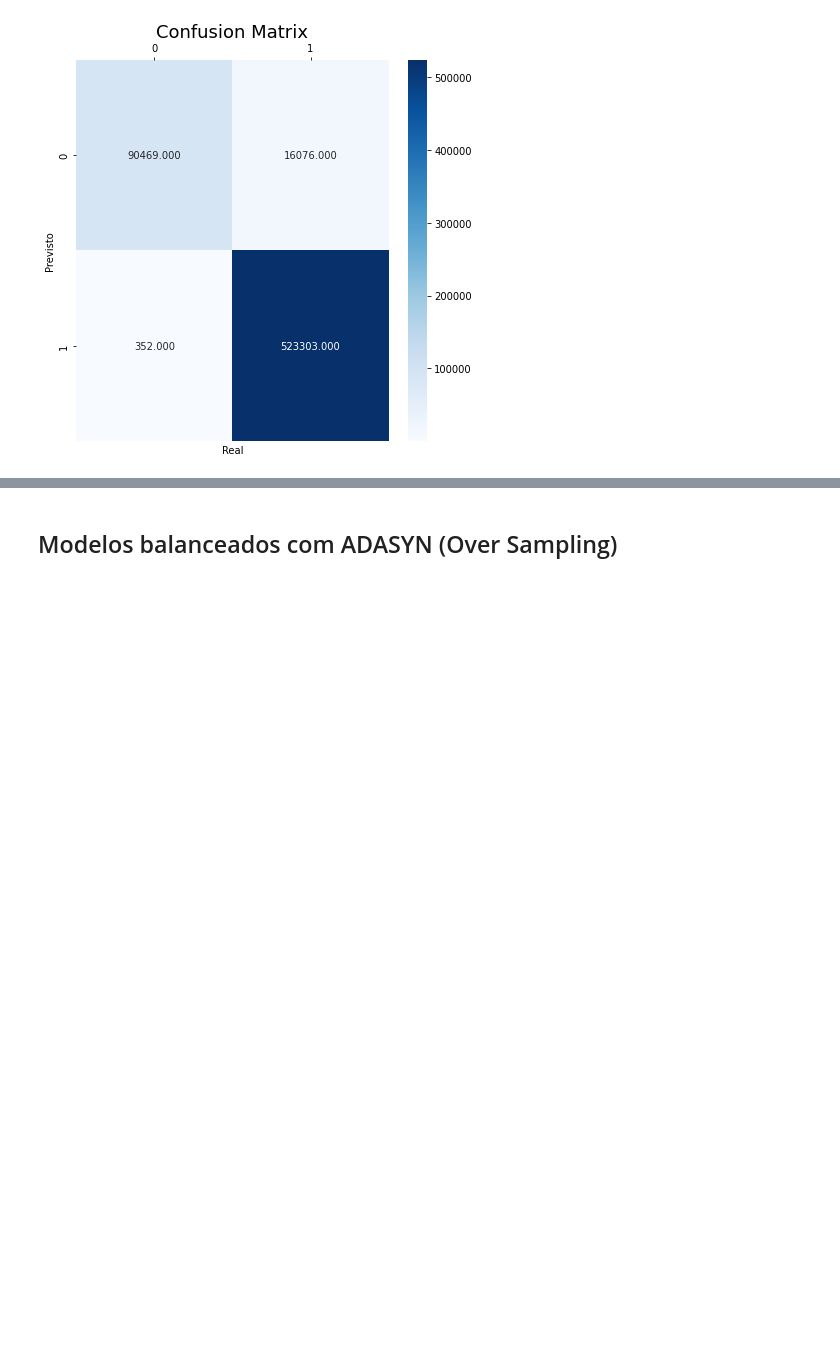
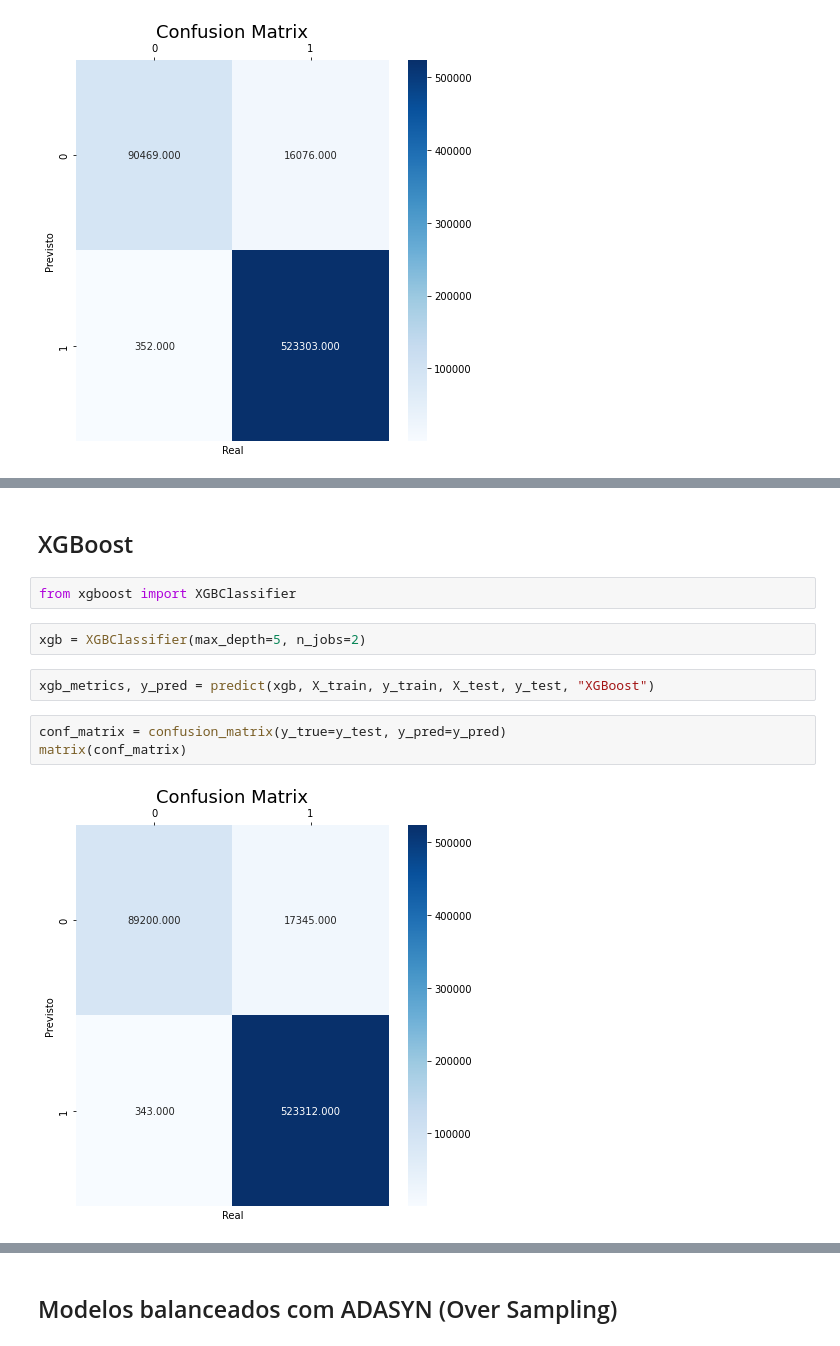
Before and after one commit to brfuji/ProjetoFinalTera, a Jupyter notebook: ProjetoTera.ipynb, the cells around one changed output, grey strips where cells are left out. Cells and saved outputs as stored; diff of their text form; blank space fills up the shorter version.

```diff
--- a/ProjetoTera.ipynb
+++ b/ProjetoTera.ipynb
@@ -361,0 +365,13 @@ df_results
+# %% [markdown]
+## XGBoost
+# %%
+from xgboost import XGBClassifier
+# %%
+xgb = XGBClassifier(max_depth=5, n_jobs=2)
+# %%
+xgb_metrics, y_pred = predict(xgb, X_train, y_train, X_test, y_test, "XGBoost")
+# %%
+conf_matrix = confusion_matrix(y_true=y_test, y_pred=y_pred)
+matrix(conf_matrix)
+# %% [output]
+[figure, added]
```
Also changed, not shown: parts of 19 cells of this notebook.
